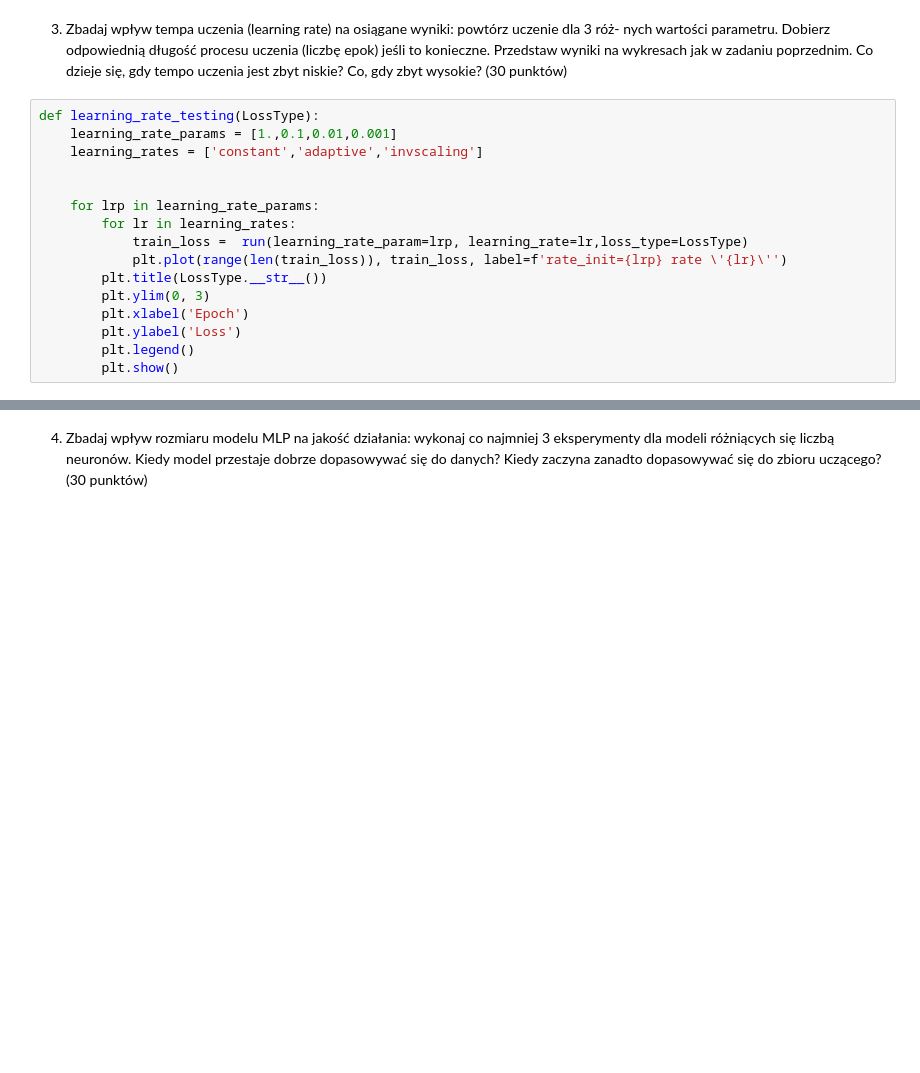
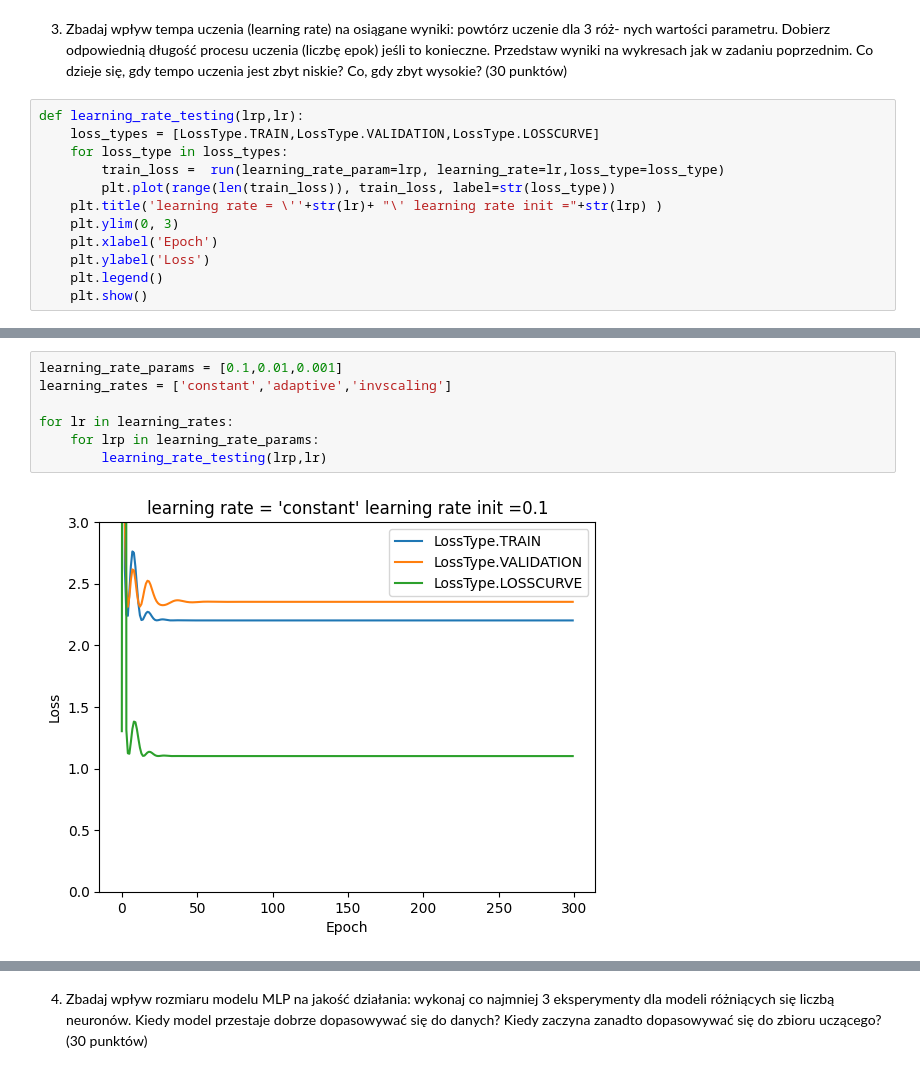
Before and after one commit to Kamil-Krawiec/AI-and-ML-with-python, a Jupyter notebook: Lab05/Lab05.ipynb, the cells around one changed output, grey strips where cells are left out. Cells and saved outputs as stored; diff of their text form; blank space fills up the shorter version.

```diff
--- a/Lab05/Lab05.ipynb
+++ b/Lab05/Lab05.ipynb
@@ -203,18 +212,14 @@ for epochs in range(1000,4000,1000):
 # %% [markdown]
 3. Zbadaj wpływ tempa uczenia (learning rate) na osiągane wyniki: powtórz uczenie dla 3 róż- nych wartości parametru. Dobierz odpowiednią długość procesu uczenia (liczbę epok) jeśli to konieczne. Przedstaw wyniki na wykresach jak w zadaniu poprzednim. Co dzieje się, gdy tempo uczenia jest zbyt niskie? Co, gdy zbyt wysokie? (30 punktów)
 # %%
-def learning_rate_testing(LossType):
-    learning_rate_params = [1.,0.1,0.01,0.001]
-    learning_rates = ['constant','adaptive','invscaling']
-
-
-    for lrp in learning_rate_params:
-        for lr in learning_rates:
-            train_loss =  run(learning_rate_param=lrp, learning_rate=lr,loss_type=LossType)
-            plt.plot(range(len(train_loss)), train_loss, label=f'rate_init={lrp} rate \'{lr}\'')
-        plt.title(LossType.__str__())
-        plt.ylim(0, 3)
-        plt.xlabel('Epoch')
-        plt.ylabel('Loss')
-        plt.legend()
-        plt.show()
+def learning_rate_testing(lrp,lr):
+    loss_types = [LossType.TRAIN,LossType.VALIDATION,LossType.LOSSCURVE]
+    for loss_type in loss_types:
+        train_loss =  run(learning_rate_param=lrp, learning_rate=lr,loss_type=loss_type)
+        plt.plot(range(len(train_loss)), train_loss, label=str(loss_type))
+    plt.title('learning rate = \''+str(lr)+ "\' learning rate init ="+str(lrp) )
+    plt.ylim(0, 3)
+    plt.xlabel('Epoch')
+    plt.ylabel('Loss')
+    plt.legend()
+    plt.show()
@@ -237,0 +226,9 @@ for loss_type in loss_types:
+# %%
+learning_rate_params = [0.1,0.01,0.001]
+learning_rates = ['constant','adaptive','invscaling']
+
+for lr in learning_rates:
+    for lrp in learning_rate_params:
+        learning_rate_testing(lrp,lr)
+# %% [output]
+[figure, added]
```
Also changed, not shown: parts of 23 cells of this notebook.
